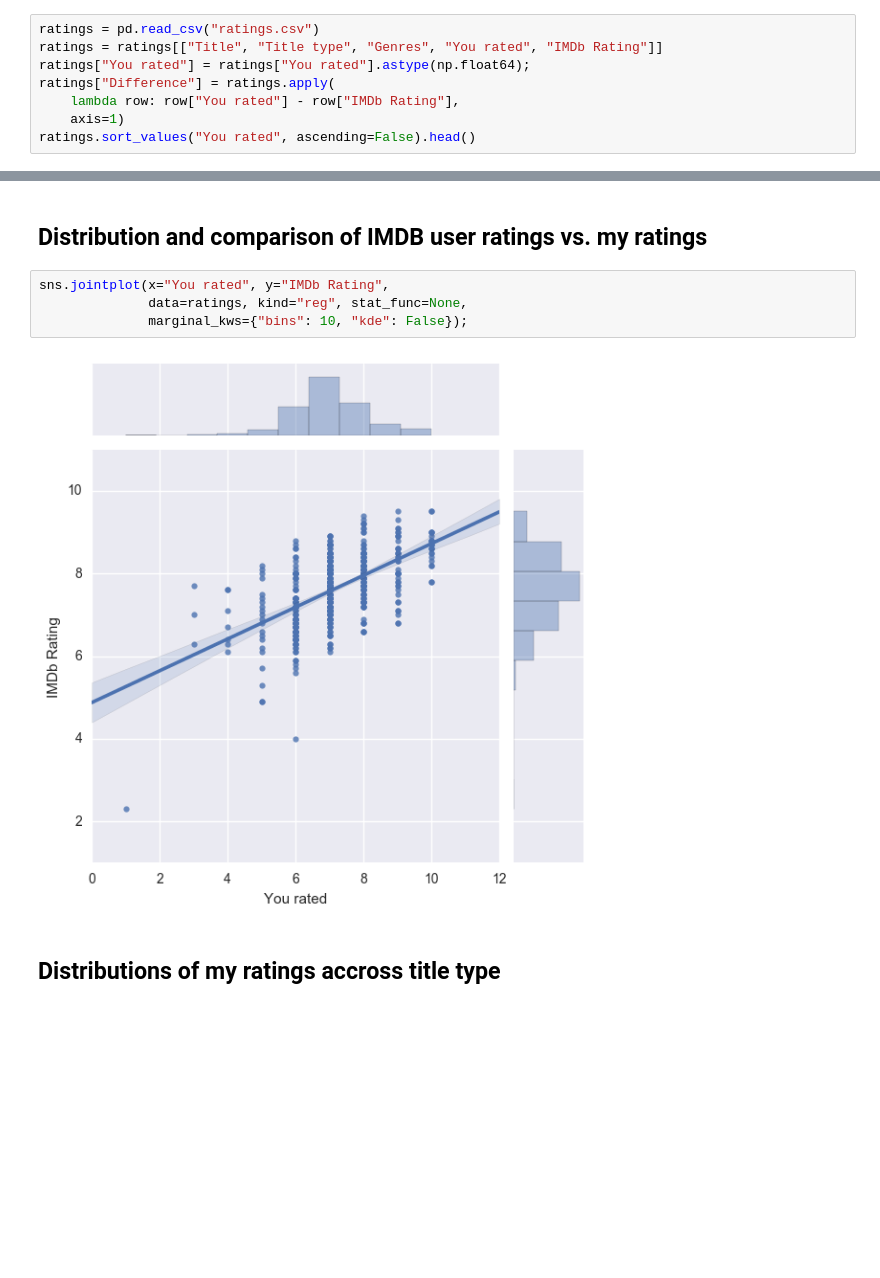
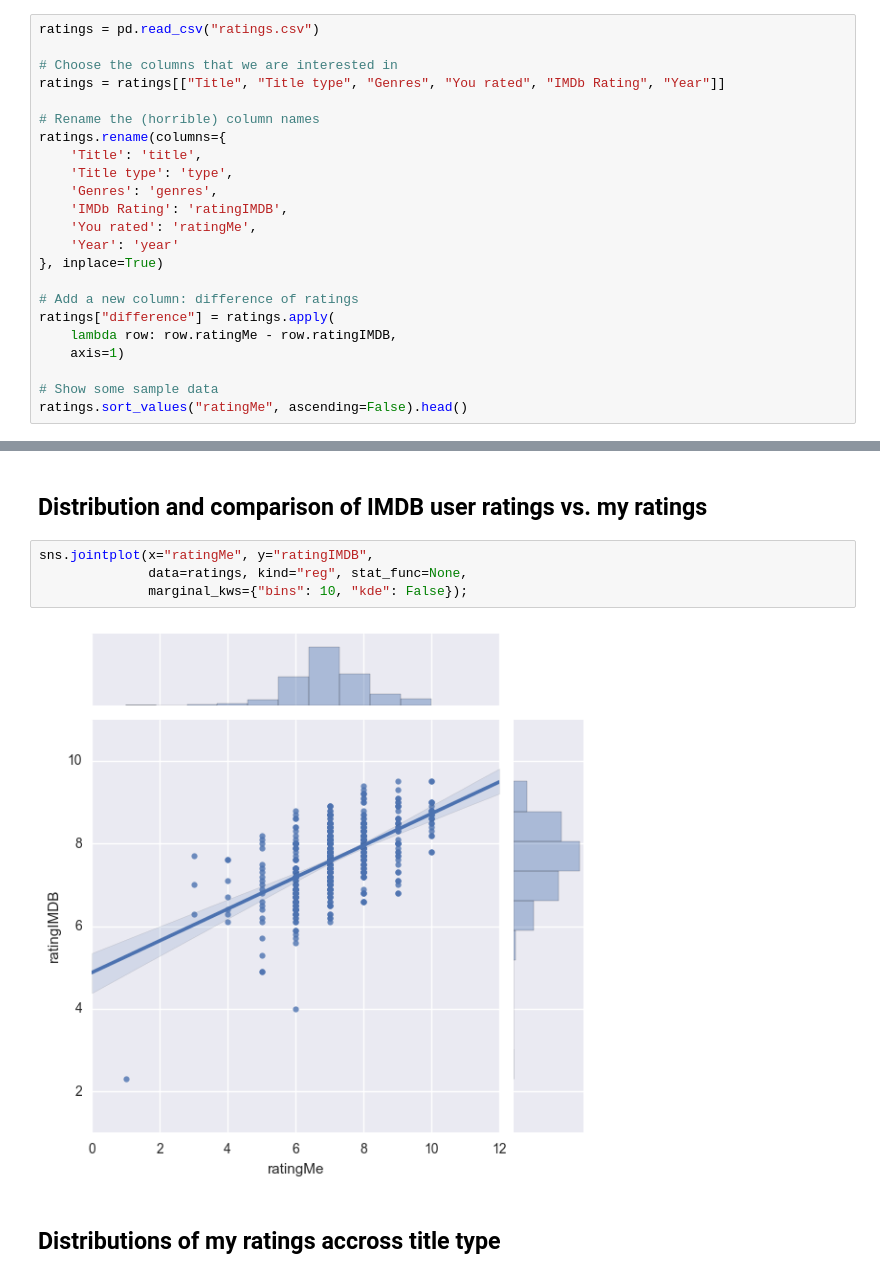
Before and after one commit to sharkdp/imdb-ratings, a Jupyter notebook: ratings.ipynb, the cells around one changed output, grey strips where cells are left out. Cells and saved outputs as stored; diff of their text form; blank space fills up the shorter version.

Commit message:
Better column names

```diff
--- a/ratings.ipynb
+++ b/ratings.ipynb
@@ -8,10 +8,25 @@ import seaborn as sns
 from collections import defaultdict
 # %%
 ratings = pd.read_csv("ratings.csv")
-ratings = ratings[["Title", "Title type", "Genres", "You rated", "IMDb Rating"]]
-ratings["You rated"] = ratings["You rated"].astype(np.float64);
-ratings["Difference"] = ratings.apply(
-    lambda row: row["You rated"] - row["IMDb Rating"],
+
+# Choose the columns that we are interested in
+ratings = ratings[["Title", "Title type", "Genres", "You rated", "IMDb Rating", "Year"]]
+
+# Rename the (horrible) column names
+ratings.rename(columns={
+    'Title': 'title',
+    'Title type': 'type',
+    'Genres': 'genres',
+    'IMDb Rating': 'ratingIMDB',
+    'You rated': 'ratingMe',
+    'Year': 'year'
+}, inplace=True)
+
+# Add a new column: difference of ratings
+ratings["difference"] = ratings.apply(
+    lambda row: row.ratingMe - row.ratingIMDB,
     axis=1)
-ratings.sort_values("You rated", ascending=False).head()
+
+# Show some sample data
+ratings.sort_values("ratingMe", ascending=False).head()
 # %% [output]
@@ -24,11 +39,11 @@ ratings.sort_values("You rated", ascending=False).head()
 # %% [markdown]
 ## Distribution and comparison of IMDB user ratings vs. my ratings
 # %%
-sns.jointplot(x="You rated", y="IMDb Rating",
+sns.jointplot(x="ratingMe", y="ratingIMDB",
               data=ratings, kind="reg", stat_func=None,
               marginal_kws={"bins": 10, "kde": False});
 # %% [output]
-[figure, old version]
+[figure, new version]
 # %% [markdown]
 ## Distributions of my ratings accross title type
 # %% [markdown]
```
Also changed, not shown: parts of 15 cells of this notebook.
